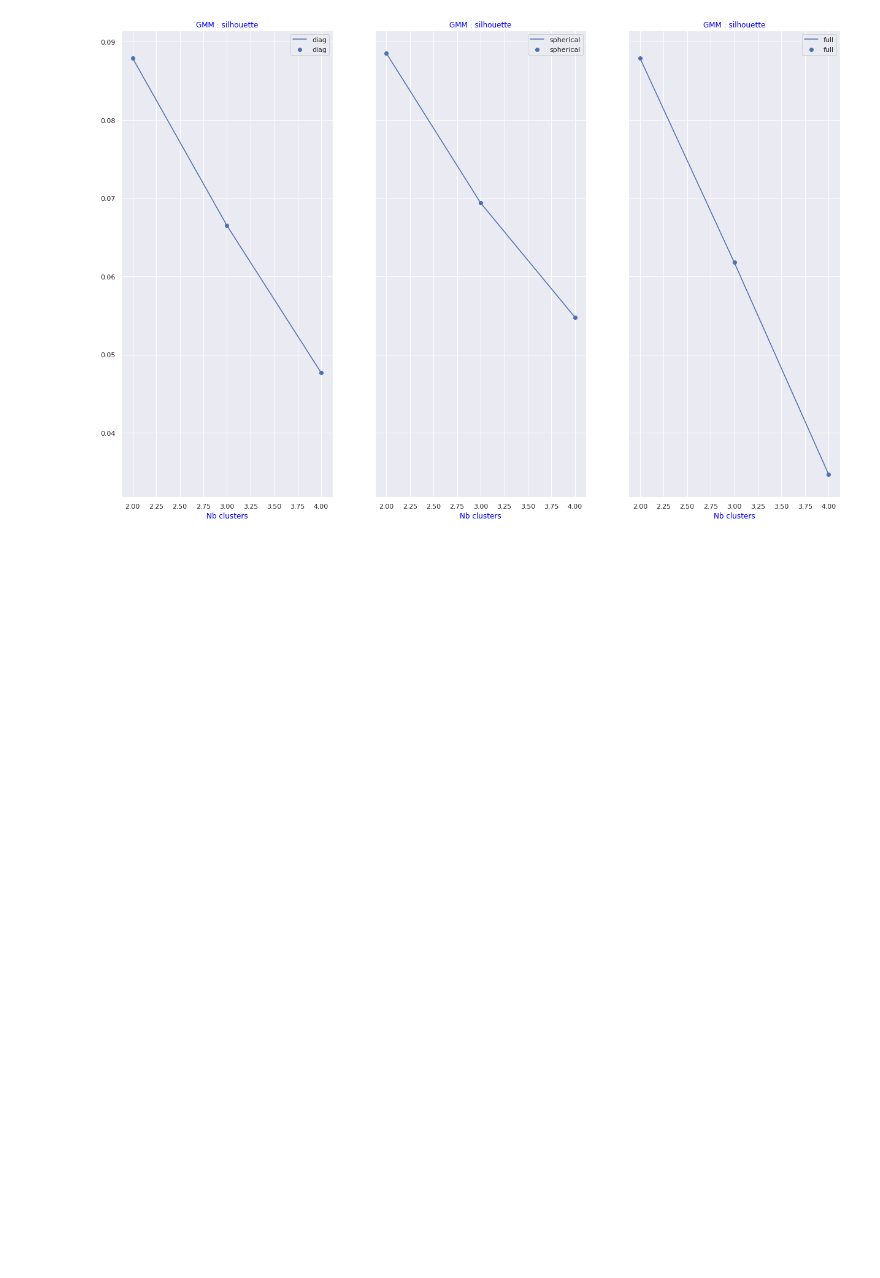
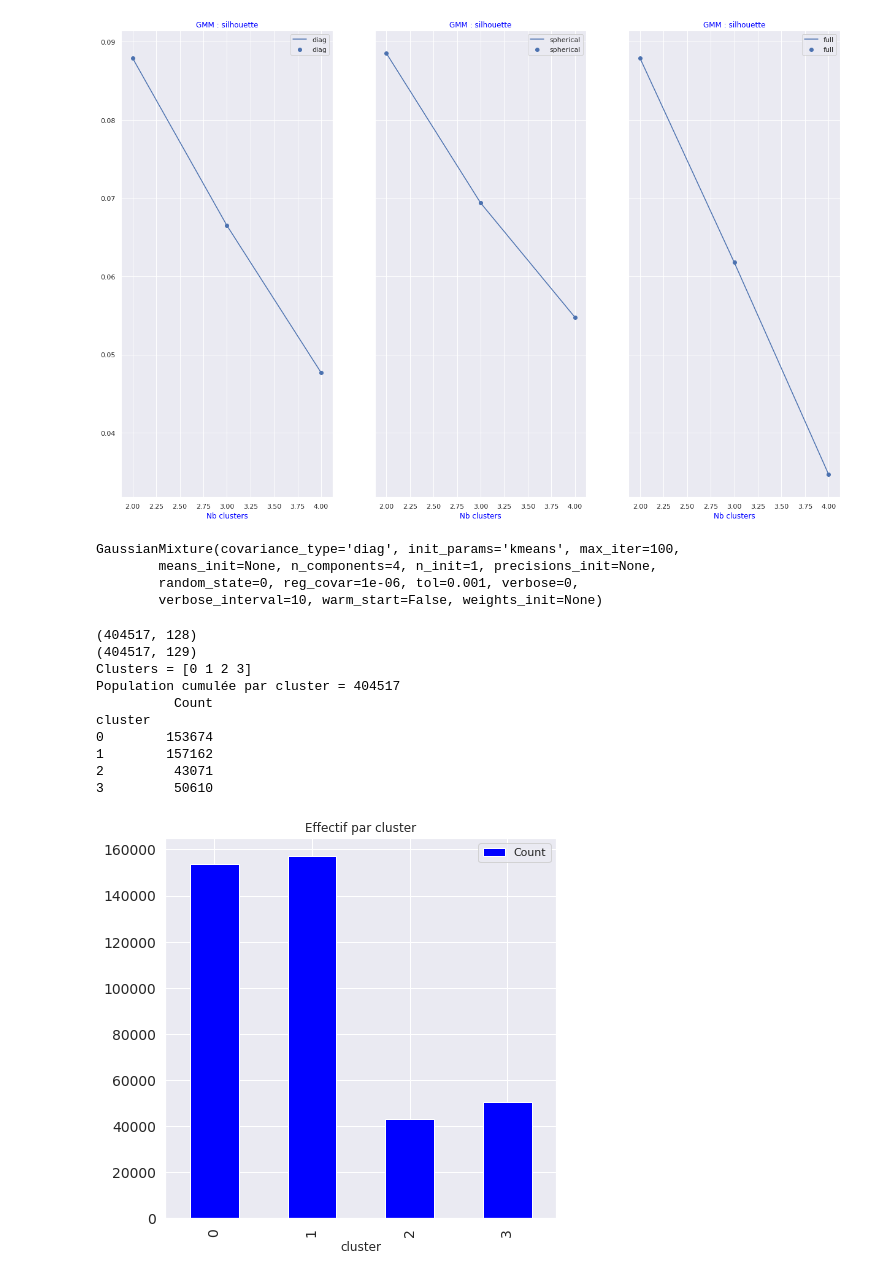
Before and after one commit to dataforcast/OC_Datascientist, a Jupyter notebook: P7/P7_DataBreed.ipynb, the cells around one changed output. Saved outputs shown, nothing was run; the diff lists cells and outputs as text; code cells hidden in the pictures; blank space fills up the shorter version.

```diff
--- a/P7/P7_DataBreed.ipynb
+++ b/P7/P7_DataBreed.ipynb
@@ -32,6 +79,10 @@ import numpy as np
 list(oP7_DataBreed._dict_breed_kpdesc.values())[20][0].shape
 # %% [output]
 (1518, 128)
+# %%
+import P7_DataBreed
+
+oP7_DataBreed.train_test_build()
 # %%
 X_train = np.zeros(128)
 y_train = list()
@@ -70,6 +124,10 @@ Hyper parameter value : spherical
 Hyper parameter value : full
 # %% [markdown]
 #### Display AIC and BIC considering clusters number
+# %%
+import p5_util
+filename='./data/dict_list_gmm_model_2clusters.dump'
+dict_list_gmm_model = p5_util.object_load(filename)
 # %%
 import p5_util_plot
 p_figsize = (14,7)
@@ -119,3 +175,45 @@ p5_util_plot.gmm_models_plot_silhouette(df_desc, dict_dict_silhouette_score\
 , p_figsize, p_title, areas_raws, areas_colums)
 # %% [output]
 [figure]
+# %%
+p_covariance_type = 'diag'
+n_cluster = 4
+list_gmm_model = dict_list_gmm_model[p_covariance_type]
+for gmm_model in list_gmm_model:
+    if n_cluster == gmm_model.n_components:
+        break
+gmm_model
+# %% [output]
+GaussianMixture(covariance_type='diag', init_params='kmeans', max_iter=100,
+        means_init=None, n_components=4, n_init=1, precisions_init=None,
+        random_state=0, reg_covar=1e-06, tol=0.001, verbose=0,
+        verbose_interval=10, warm_start=False, weights_init=None)
+# %%
+import p5_util
+import p5_util_plot
+
+if 'cluster' in df_desc.columns:
+    del(df_desc['cluster'])
+
+#if 'CustomerID' in df_customers.columns:
+#    del(df_customers['CustomerID'])
+
+
+
+pred_gmm = gmm_model.predict(df_desc.values)
+print(df_desc.shape)
+df_desc = p5_util.df_add_cluster(df_desc, pred_gmm)
+print(df_desc.shape)
+p5_util_plot.plot_cluster_frequency(df_desc)
+# %% [output]
+(404517, 128)
+(404517, 129)
+Clusters = [0 1 2 3]
+Population cumulée par cluster = 404517
+          Count
+cluster
+0        153674
+1        157162
+2         43071
+3         50610
+[figure, added]
```
Also changed, not shown: parts of 7 cells of this notebook, 8 other files.
